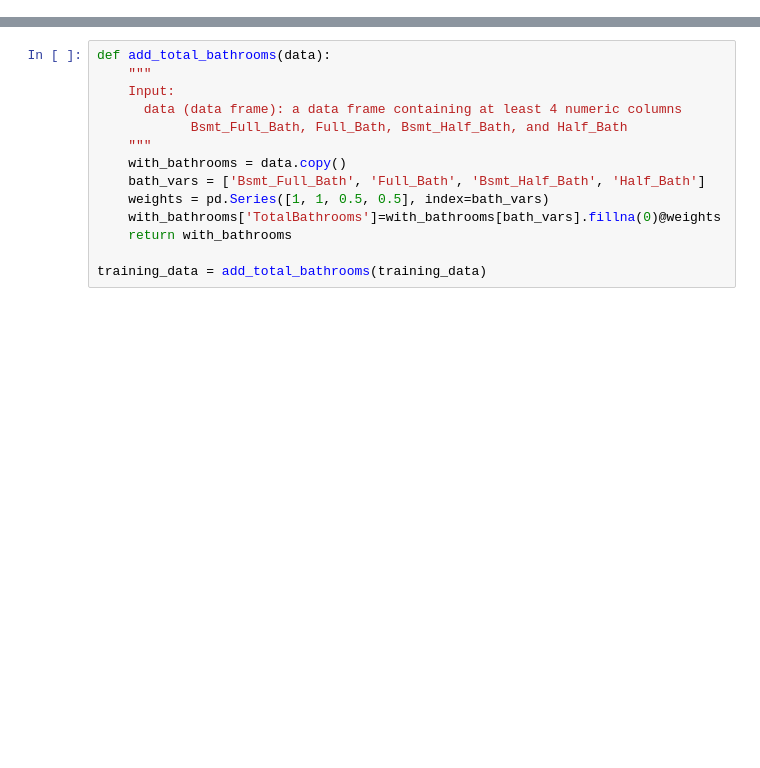
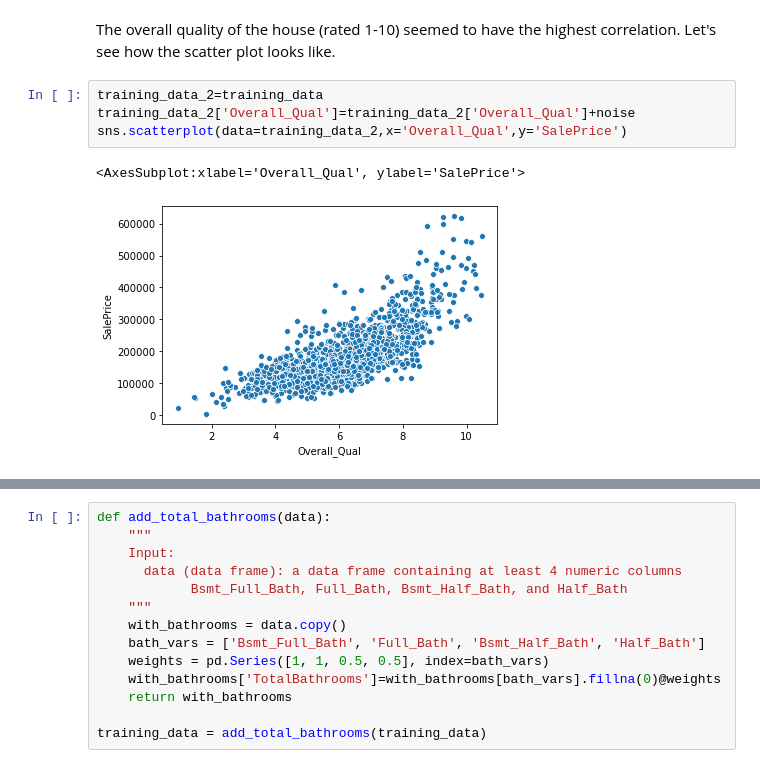
Before and after one commit to benchang123/Ames-Housing, a Jupyter notebook: Ames Housing Writeup.ipynb, the cells around one changed output, grey strips where cells are left out. Drawn from its saved outputs; the diff is of its cells as text; blank space fills up the shorter version.

```diff
--- a/Ames Housing Writeup.ipynb
+++ b/Ames Housing Writeup.ipynb
@@ -66,0 +117,9 @@ training_data = remove_outliers(training_data, 'Gr_Liv_Area', upper=5000)
+# %% [markdown]
+The overall quality of the house (rated 1-10) seemed to have the highest correlation. Let's see how the scatter plot looks like.
+# %%
+training_data_2=training_data
+training_data_2['Overall_Qual']=training_data_2['Overall_Qual']+noise
+sns.scatterplot(data=training_data_2,x='Overall_Qual',y='SalePrice')
+# %% [output]
+<AxesSubplot:xlabel='Overall_Qual', ylabel='SalePrice'>
+[figure, added]
```
Also changed, not shown: parts of 45 cells of this notebook, 4 other files.
